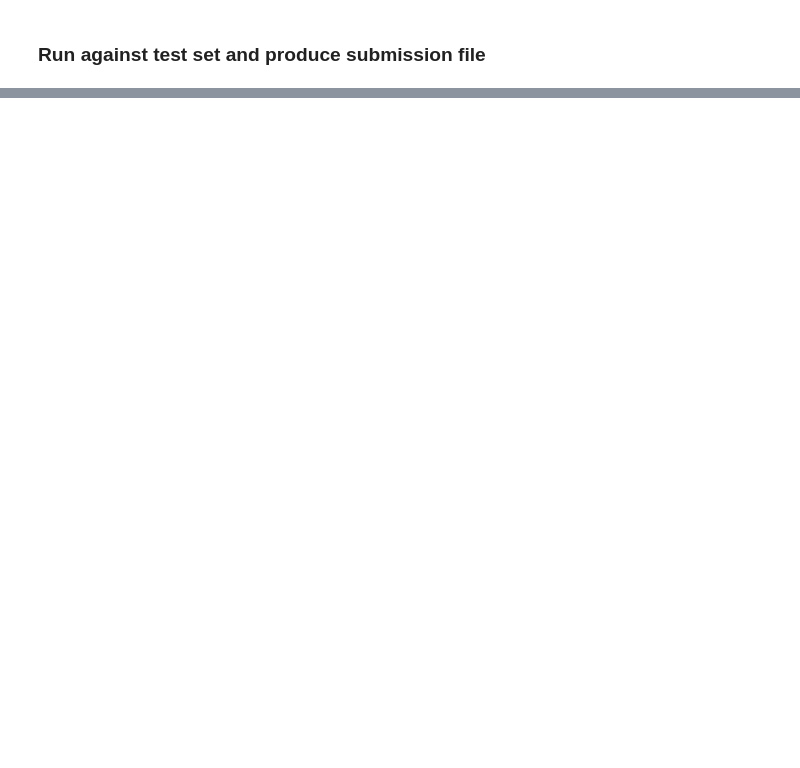
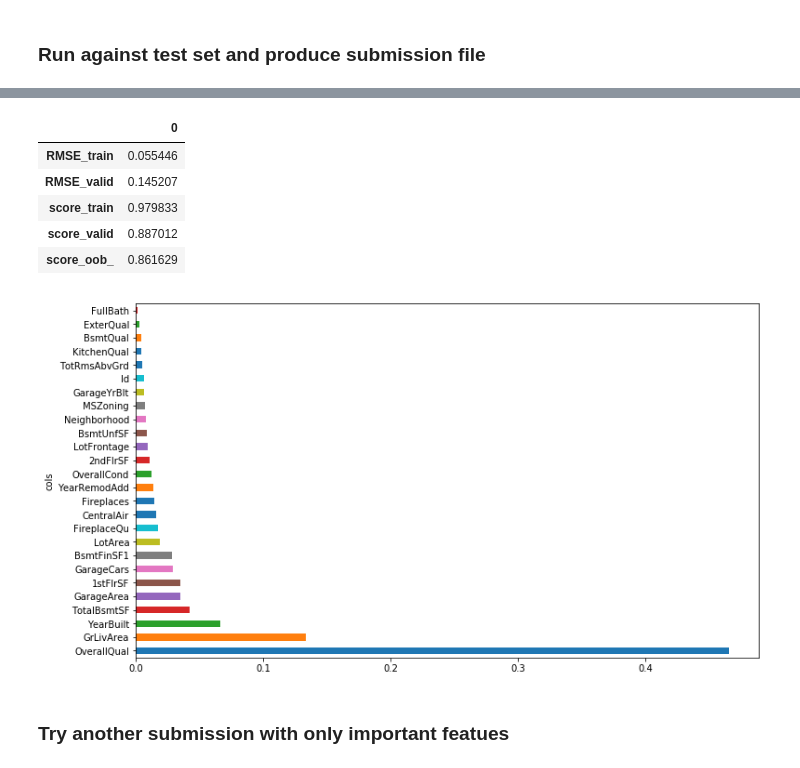
Before and after one commit to monkey-codes/notebooks, a Jupyter notebook: kaggle/house-prices/house_prices.ipynb, the cells around one changed output, grey strips where cells are left out. Drawn from its saved outputs; the diff is of its cells as text; code cells hidden in the pictures; blank space fills up the shorter version.

```diff
--- a/kaggle/house-prices/house_prices.ipynb
+++ b/kaggle/house-prices/house_prices.ipynb
@@ -173,0 +269,5 @@ pd.DataFrame(
+# %%
+to_keep = fi[fi.imp>0.0042].cols; len(to_keep)
+df_keep = df[to_keep].copy()
+print(df_keep.columns.values)
+X_train, X_valid = (train_test_split(df_keep, test_size=0.2, random_state=42))
@@ -173,0 +279,20 @@ pd.DataFrame(
+# %%
+#only train on the important features and see what happens
+
+m = RandomForestRegressor(n_estimators=40, min_samples_leaf=1, max_features=0.7,
+                          n_jobs=-1, oob_score=True)
+m.fit(X_train, y_train)
+print_score(m)
+
+fi = rf_feat_importance(m, df_keep); fi[:30]
+plot_fi(fi[:30]);
+# %% [output]
+|  | 0 |
+| RMSE_train | 0.055446 |
+| RMSE_valid | 0.145207 |
+| score_train | 0.979833 |
+| score_valid | 0.887012 |
+| score_oob_ | 0.861629 |
+[figure, added]
+# %% [markdown]
+### Try another submission with only important featues
```
Also changed, not shown: parts of 16 cells of this notebook, 4 other files.
